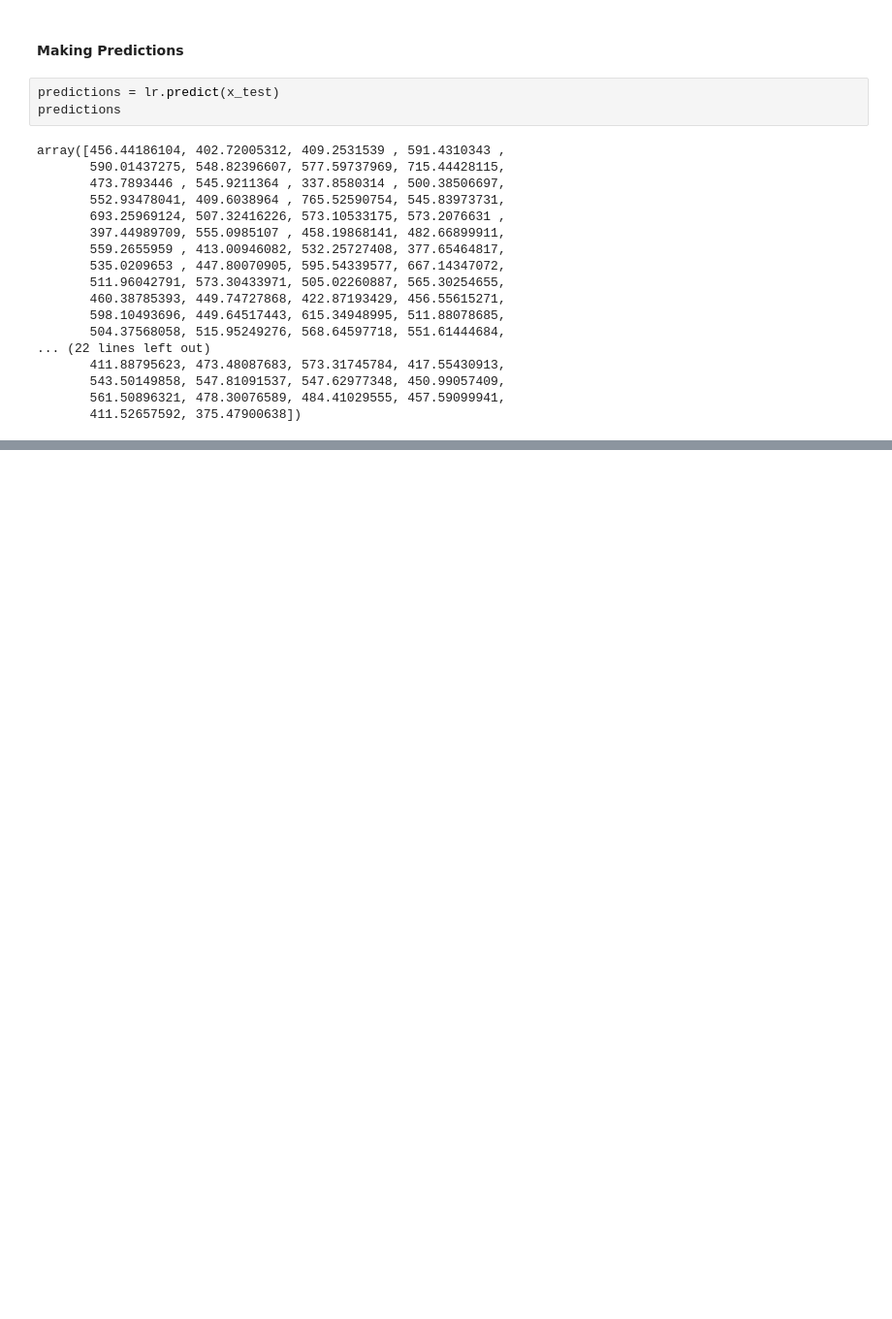
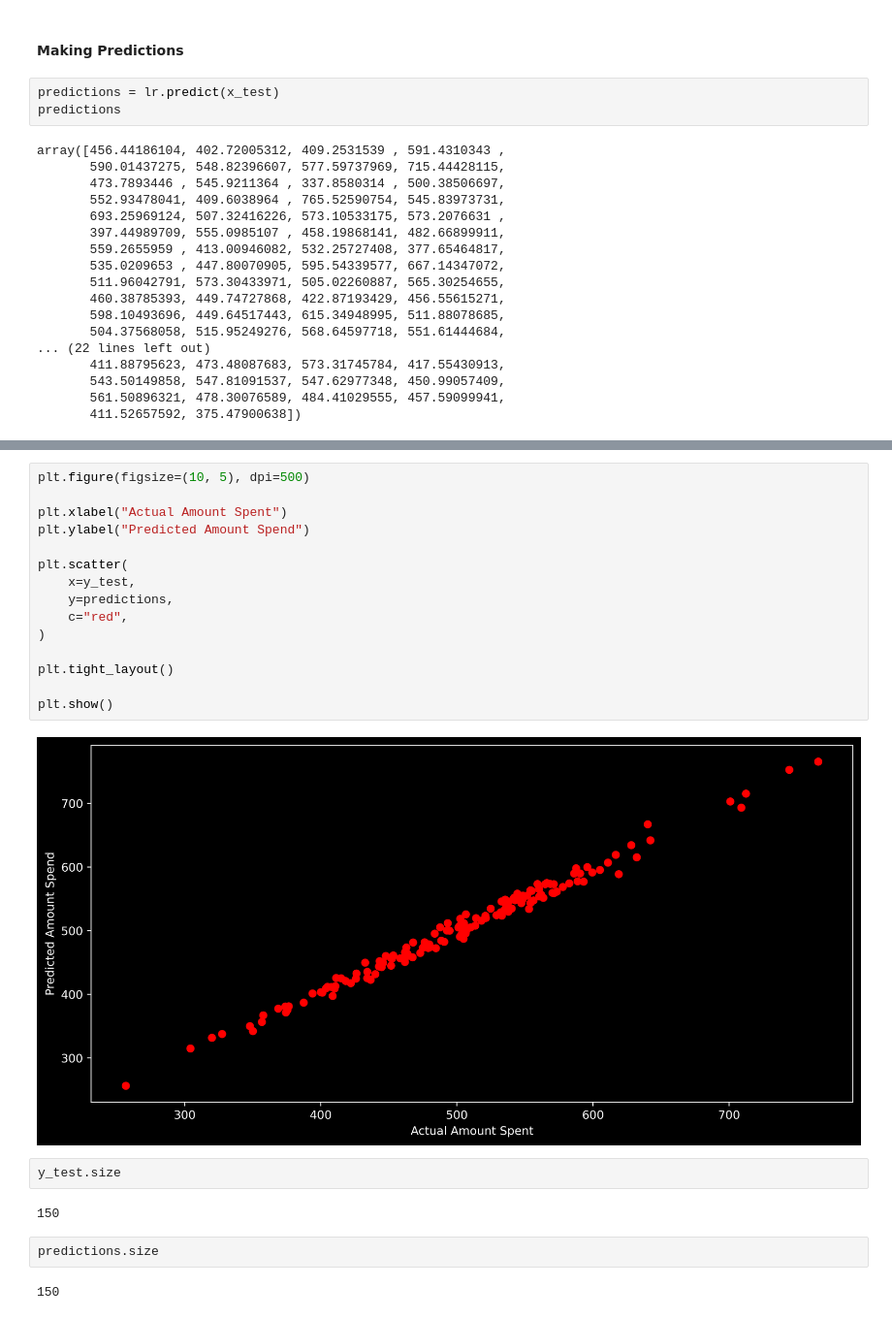
Before and after one commit to ahmedyar7/Machine-Learning-Projects, a Jupyter notebook: Ecommerce-Company/main.ipynb, the cells around one changed output, grey strips where cells are left out. Shown at 97% size. Saved outputs shown, nothing was run; the diff lists cells and outputs as text; blank space fills up the shorter version.

```diff
--- a/Ecommerce-Company/main.ipynb
+++ b/Ecommerce-Company/main.ipynb
@@ -190,0 +177,25 @@ plt.scatter(
+# %%
+plt.figure(figsize=(10, 5), dpi=500)
+
+plt.xlabel("Actual Amount Spent")
+plt.ylabel("Predicted Amount Spend")
+
+plt.scatter(
+    x=y_test,
+    y=predictions,
+    c="red",
+)
+
+plt.tight_layout()
+
+plt.show()
+# %% [output]
+[figure, added]
+# %%
+y_test.size
+# %% [output]
+150
+# %%
+predictions.size
+# %% [output]
+150
```
Also changed, not shown: parts of 11 cells of this notebook.
